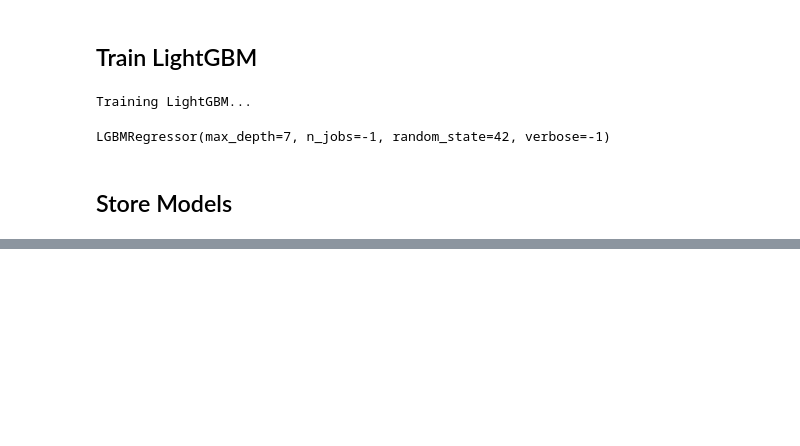
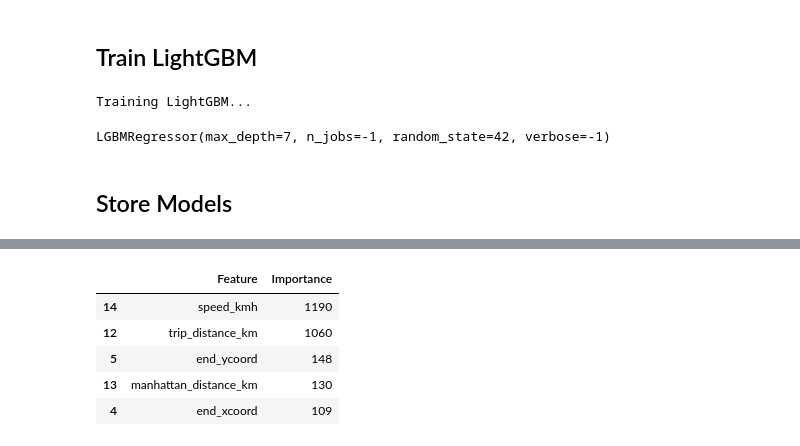
Before and after one commit to saraghafoury/Urban-Ride-Time-Prediction, a Jupyter notebook: notebooks/Model_Training.ipynb, the cells around one changed output, grey strips where cells are left out. Saved outputs shown, nothing was run; the diff lists cells and outputs as text; code cells hidden in the pictures; blank space fills up the shorter version.

```diff
--- a/notebooks/Model_Training.ipynb
+++ b/notebooks/Model_Training.ipynb
@@ -209,0 +233,19 @@ feature_importance
+# %%
+feature_importance = pd.DataFrame({
+    "Feature": X_train.columns,
+    "Importance": lgb_model.feature_importances_
+})
+
+feature_importance = feature_importance.sort_values(
+    by="Importance",
+    ascending=False
+)
+
+feature_importance.head()
+# %% [output]
+|  | Feature | Importance |
+| 14 | speed_kmh | 1190 |
+| 12 | trip_distance_km | 1060 |
+| 5 | end_ycoord | 148 |
+| 13 | manhattan_distance_km | 130 |
+| 4 | end_xcoord | 109 |
```
Also changed, not shown: parts of 8 cells of this notebook, 1 other file.
